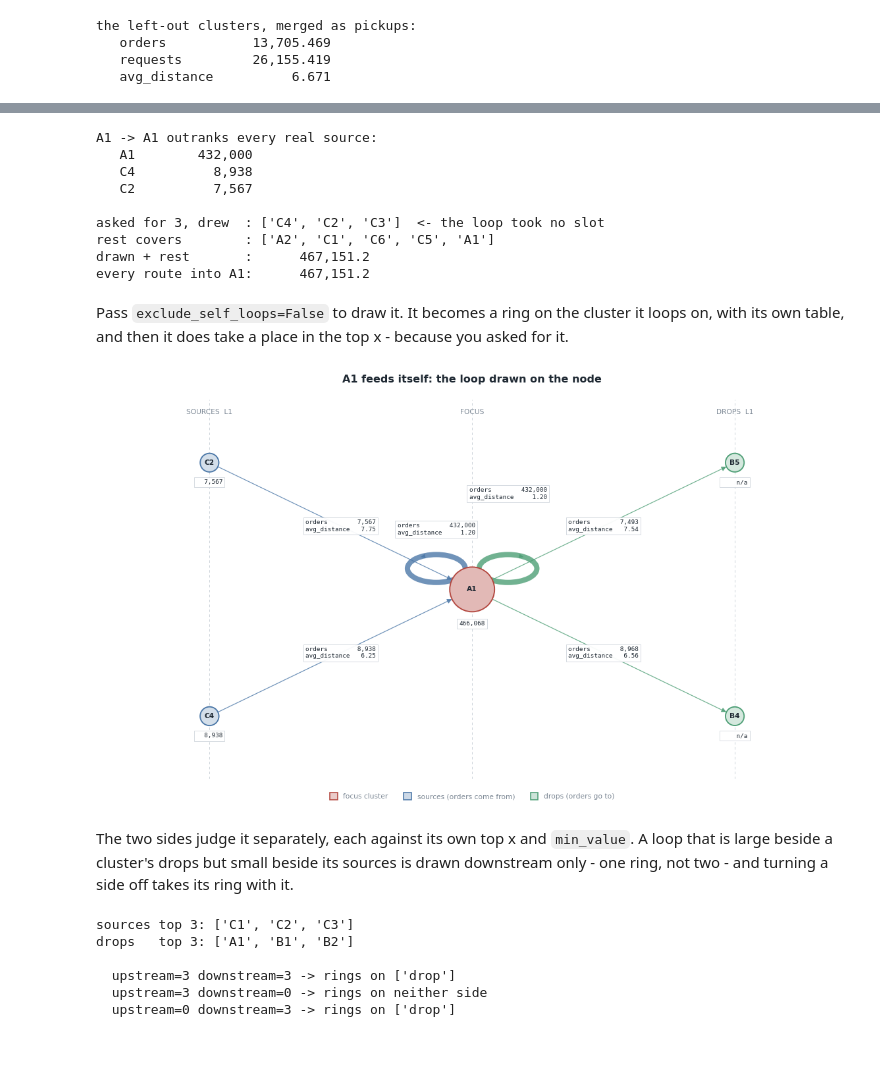
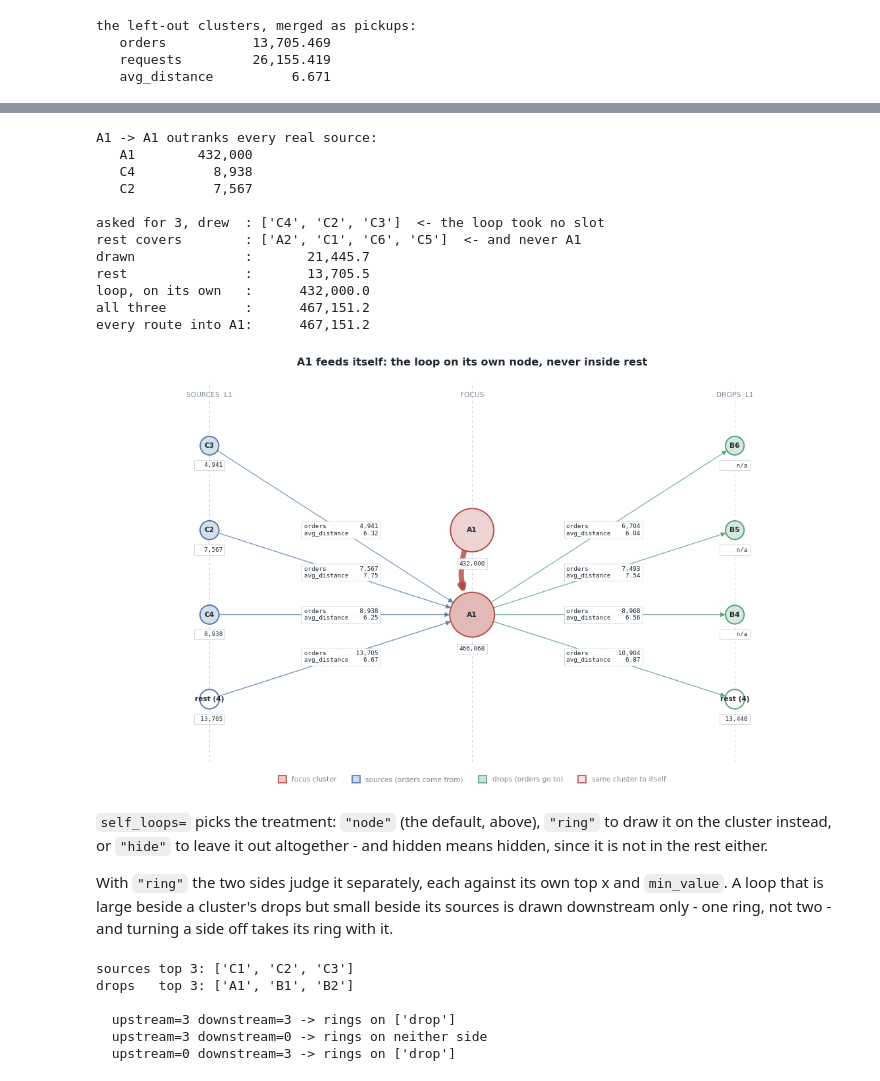
Before and after one commit to iams31/sameer_graph_lib, a Jupyter notebook: examples/route_flow_example.ipynb, the cells around one changed output, grey strips where cells are left out. Saved outputs shown, nothing was run; the diff lists cells and outputs as text; code cells hidden in the pictures; blank space fills up the shorter version.

```diff
--- a/examples/route_flow_example.ipynb
+++ b/examples/route_flow_example.ipynb
@@ -559,12 +565,17 @@ for name, value in lex.graph.top_sources('A1', top=3, metric='orders'):
 sub = lex.graph.flow_subgraph('A1', upstream=3, downstream=0,
                               metric='orders', rest=True)
 drawn = [(d['cluster'], d['value']) for _, d in sub.nodes(data=True)
-         if not d.get('is_focus') and not d.get('is_rest')]
+         if d.get('side') == 'source' and not d.get('is_rest')]
 rest = [d for _, d in sub.nodes(data=True) if d.get('is_rest')][0]
+loop = [d for _, d in sub.nodes(data=True) if d.get('is_self')][0]
 print()
 print('asked for 3, drew  :', [n for n, _ in drawn], ' <- the loop took no slot')
-print('rest covers        :', rest['partners'])
-print('drawn + rest       :', f"{sum(v for _, v in drawn) + rest['value']:>14,.1f}")
+print('rest covers        :', rest['partners'], ' <- and never A1')
+print('drawn              :', f"{sum(v for _, v in drawn):>14,.1f}")
+print('rest               :', f"{rest['value']:>14,.1f}")
+print('loop, on its own   :', f"{loop['value']:>14,.1f}")
+print('all three          :',
+      f"{sum(v for _, v in drawn) + rest['value'] + loop['value']:>14,.1f}")
 print('every route into A1:', f"{lex.graph.node_value('A1', 'orders', 'in'):>14,.1f}")
 # %% [output]
 A1 -> A1 outranks every real source:
@@ -573,25 +584,28 @@ A1 -> A1 outranks every real source:
    C2          7,567
 
 asked for 3, drew  : ['C4', 'C2', 'C3']  <- the loop took no slot
-rest covers        : ['A2', 'C1', 'C6', 'C5', 'A1']
-drawn + rest       :      467,151.2
+rest covers        : ['A2', 'C1', 'C6', 'C5']  <- and never A1
+drawn              :       21,445.7
+rest               :       13,705.5
+loop, on its own   :      432,000.0
+all three          :      467,151.2
 every route into A1:      467,151.2
-# %% [markdown]
-Pass `exclude_self_loops=False` to draw it. It becomes a ring on the cluster it
-loops on, with its own table, and then it does take a place in the top x -
-because you asked for it.
 # %%
-lex.plot('A1', upstream=3, downstream=3, exclude_self_loops=False,
+lex.plot('A1', upstream=3, downstream=3, rest=True,
          metric='orders', node_metrics=['orders'],
          edge_metrics=['orders', 'avg_distance'],
-         title='A1 feeds itself: the loop drawn on the node')
+         title='A1 feeds itself: the loop on its own node, never inside rest')
 # %% [output]
-[figure, old version]
+[figure, new version]
 # %% [markdown]
-The two sides judge it separately, each against its own top x and `min_value`.
-A loop that is large beside a cluster's drops but small beside its sources is
-drawn downstream only - one ring, not two - and turning a side off takes its
-ring with it.
+`self_loops=` picks the treatment: `"node"` (the default, above), `"ring"` to
+draw it on the cluster instead, or `"hide"` to leave it out altogether - and
+hidden means hidden, since it is not in the rest either.
+
+With `"ring"` the two sides judge it separately, each against its own top x and
+`min_value`. A loop that is large beside a cluster's drops but small beside its
+sources is drawn downstream only - one ring, not two - and turning a side off
+takes its ring with it.
 # %%
 small = pd.DataFrame([
     {'pickup_cluster': p, 'drop_cluster': d, 'week_period': w,
```
Also changed, not shown: parts of 4 cells of this notebook, 13 other files.
